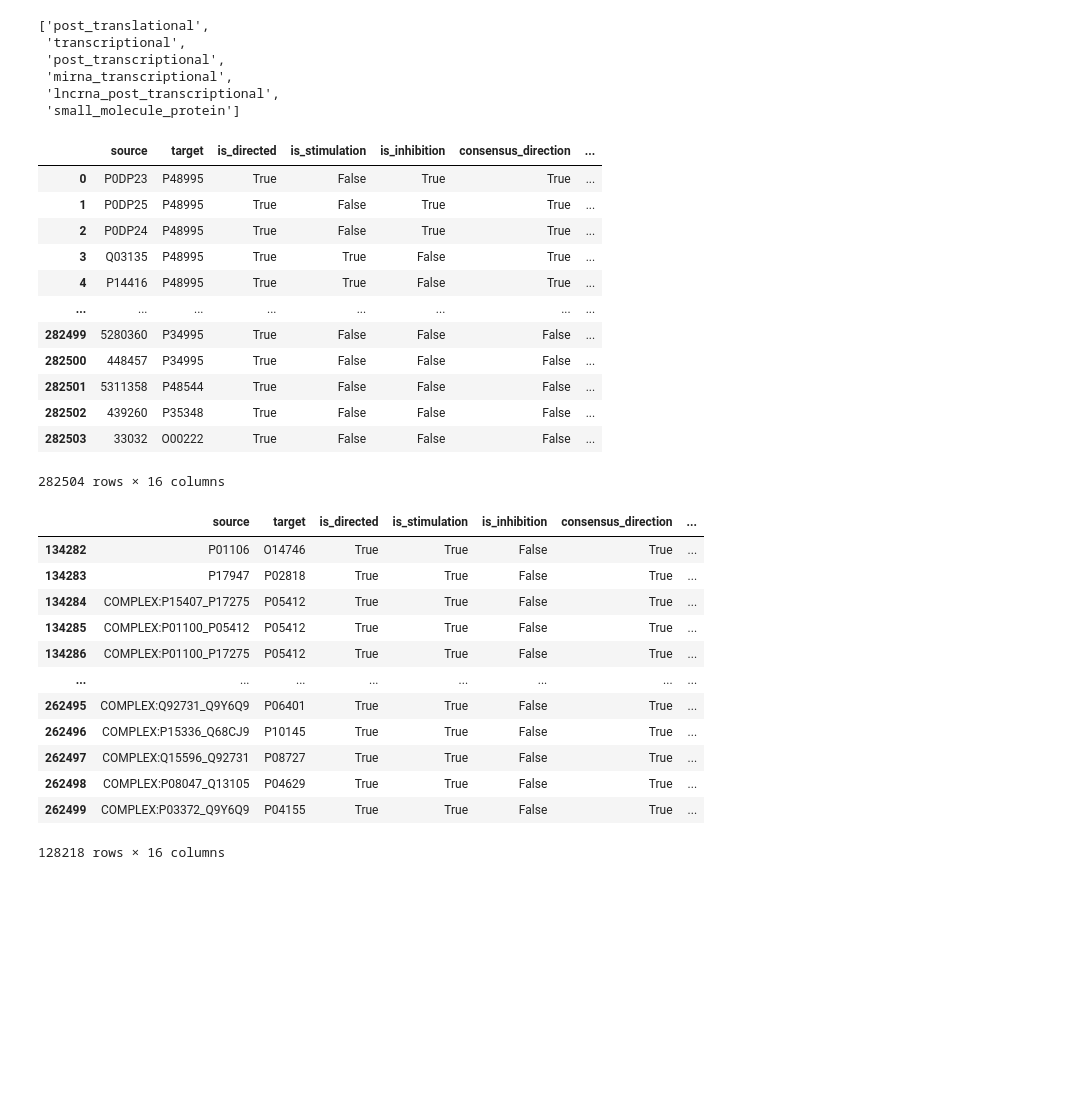
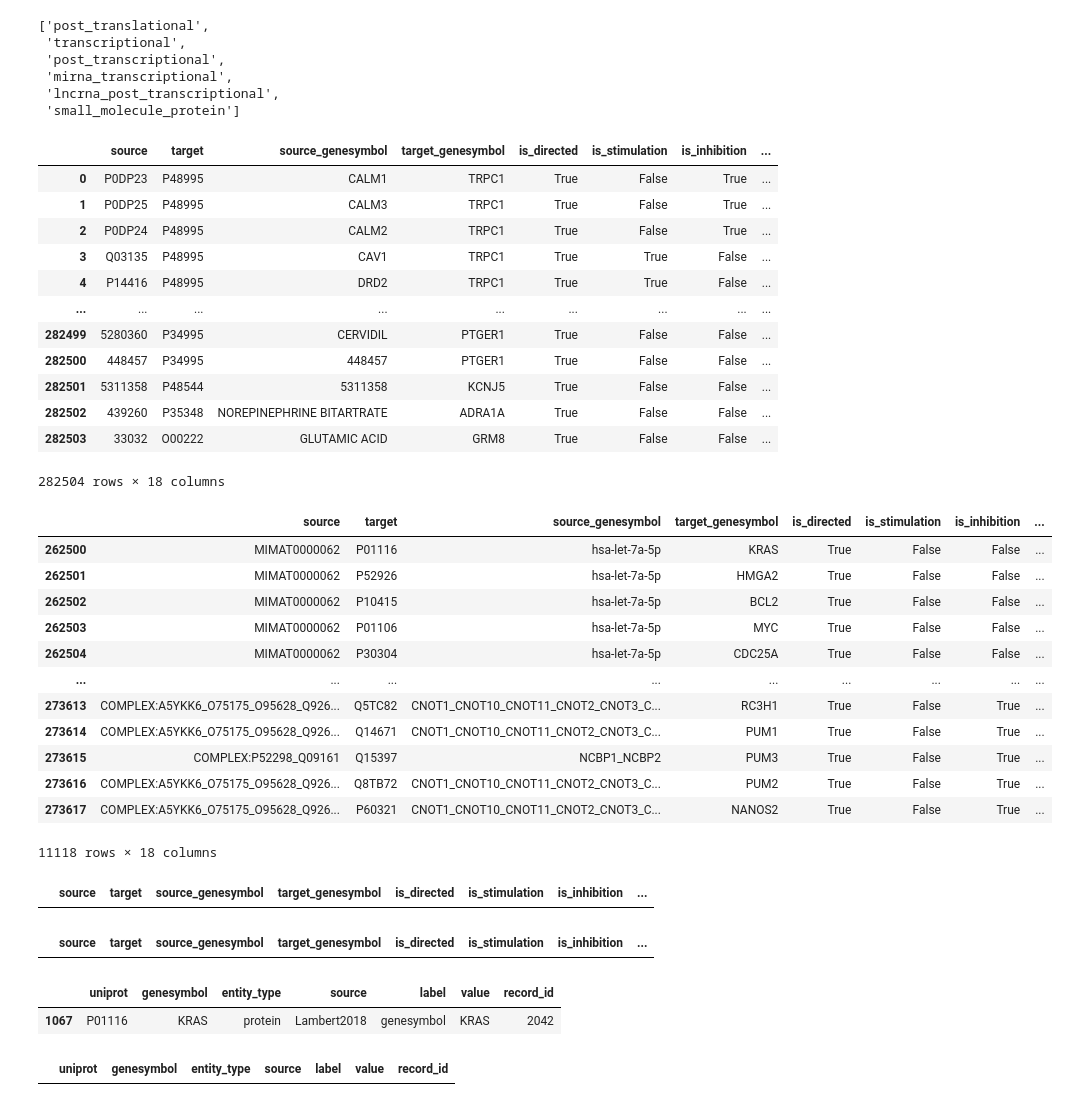
Before and after one commit to mjoppich/PICASO, a Jupyter notebook: scripts/read_omnipath.ipynb, the cells around one changed output. Saved outputs shown, nothing was run; the diff lists cells and outputs as text; code cells hidden in the pictures; blank space fills up the shorter version.

```diff
--- a/scripts/read_omnipath.ipynb
+++ b/scripts/read_omnipath.ipynb
@@ -30,4 +30,5 @@ WARNING:root:Failed to download from `http://no-tls.omnipathdb.org/`.
     raise HTTPError(http_error_msg, response=self)
 requests.exceptions.HTTPError: 500 Server Error: Internal Server Error for url: http://no-tls.omnipathdb.org/queries/intercell?format=json
 # %%
-opd = op.interactions.AllInteractions().get()
+opd = op.interactions.AllInteractions.get(organisms="human", genesymbols=True)
+opd.head()
@@ -77,35 +85,35 @@ list(opd.type.unique())
 # %%
 opd
 # %% [output]
-|  | source | target | is_directed | is_stimulation | is_inhibition | consensus_direction | ... |
-| 0 | P0DP23 | P48995 | True | False | True | True | ... |
-| 1 | P0DP25 | P48995 | True | False | True | True | ... |
-| 2 | P0DP24 | P48995 | True | False | True | True | ... |
-| 3 | Q03135 | P48995 | True | True | False | True | ... |
-| 4 | P14416 | P48995 | True | True | False | True | ... |
-| ... | ... | ... | ... | ... | ... | ... | ... |
-| 282499 | 5280360 | P34995 | True | False | False | False | ... |
-| 282500 | 448457 | P34995 | True | False | False | False | ... |
-| 282501 | 5311358 | P48544 | True | False | False | False | ... |
-| 282502 | 439260 | P35348 | True | False | False | False | ... |
-| 282503 | 33032 | O00222 | True | False | False | False | ... |
+|  | source | target | source_genesymbol | target_genesymbol | is_directed | is_stimulation | is_inhibition | ... |
+| 0 | P0DP23 | P48995 | CALM1 | TRPC1 | True | False | True | ... |
+| 1 | P0DP25 | P48995 | CALM3 | TRPC1 | True | False | True | ... |
+| 2 | P0DP24 | P48995 | CALM2 | TRPC1 | True | False | True | ... |
+| 3 | Q03135 | P48995 | CAV1 | TRPC1 | True | True | False | ... |
+| 4 | P14416 | P48995 | DRD2 | TRPC1 | True | True | False | ... |
+| ... | ... | ... | ... | ... | ... | ... | ... | ... |
+| 282499 | 5280360 | P34995 | CERVIDIL | PTGER1 | True | False | False | ... |
+| 282500 | 448457 | P34995 | 448457 | PTGER1 | True | False | False | ... |
+| 282501 | 5311358 | P48544 | 5311358 | KCNJ5 | True | False | False | ... |
+| 282502 | 439260 | P35348 | NOREPINEPHRINE BITARTRATE | ADRA1A | True | False | False | ... |
+| 282503 | 33032 | O00222 | GLUTAMIC ACID | GRM8 | True | False | False | ... |
-282504 rows × 16 columns
+282504 rows × 18 columns
 # %%
-opd[(opd.type == "transcriptional")]
+opd[(opd.type == "post_transcriptional")]
 # %% [output]
-|  | source | target | is_directed | is_stimulation | is_inhibition | consensus_direction | ... |
-| 134282 | P01106 | O14746 | True | True | False | True | ... |
-| 134283 | P17947 | P02818 | True | True | False | True | ... |
-| 134284 | COMPLEX:P15407_P17275 | P05412 | True | True | False | True | ... |
-| 134285 | COMPLEX:P01100_P05412 | P05412 | True | True | False | True | ... |
-| 134286 | COMPLEX:P01100_P17275 | P05412 | True | True | False | True | ... |
-| ... | ... | ... | ... | ... | ... | ... | ... |
-| 262495 | COMPLEX:Q92731_Q9Y6Q9 | P06401 | True | True | False | True | ... |
-| 262496 | COMPLEX:P15336_Q68CJ9 | P10145 | True | True | False | True | ... |
-| 262497 | COMPLEX:Q15596_Q92731 | P08727 | True | True | False | True | ... |
-| 262498 | COMPLEX:P08047_Q13105 | P04629 | True | True | False | True | ... |
-| 262499 | COMPLEX:P03372_Q9Y6Q9 | P04155 | True | True | False | True | ... |
+|  | source | target | source_genesymbol | target_genesymbol | is_directed | is_stimulation | is_inhibition | ... |
+| 262500 | MIMAT0000062 | P01116 | hsa-let-7a-5p | KRAS | True | False | False | ... |
+| 262501 | MIMAT0000062 | P52926 | hsa-let-7a-5p | HMGA2 | True | False | False | ... |
+| 262502 | MIMAT0000062 | P10415 | hsa-let-7a-5p | BCL2 | True | False | False | ... |
+| 262503 | MIMAT0000062 | P01106 | hsa-let-7a-5p | MYC | True | False | False | ... |
+| 262504 | MIMAT0000062 | P30304 | hsa-let-7a-5p | CDC25A | True | False | False | ... |
+| ... | ... | ... | ... | ... | ... | ... | ... | ... |
+| 273613 | COMPLEX:A5YKK6_O75175_O95628_Q926... | Q5TC82 | CNOT1_CNOT10_CNOT11_CNOT2_CNOT3_C... | RC3H1 | True | False | True | ... |
+| 273614 | COMPLEX:A5YKK6_O75175_O95628_Q926... | Q14671 | CNOT1_CNOT10_CNOT11_CNOT2_CNOT3_C... | PUM1 | True | False | True | ... |
+| 273615 | COMPLEX:P52298_Q09161 | Q15397 | NCBP1_NCBP2 | PUM3 | True | False | True | ... |
+| 273616 | COMPLEX:A5YKK6_O75175_O95628_Q926... | Q8TB72 | CNOT1_CNOT10_CNOT11_CNOT2_CNOT3_C... | PUM2 | True | False | True | ... |
+| 273617 | COMPLEX:A5YKK6_O75175_O95628_Q926... | P60321 | CNOT1_CNOT10_CNOT11_CNOT2_CNOT3_C... | NANOS2 | True | False | True | ... |
-128218 rows × 16 columns
+11118 rows × 18 columns
 # %%
 opd[(opd.is_directed != True)]
 # %%
@@ -185,3 +193,20 @@ for ri, row in opd.iterrows():
 print("Ignored Entries", ignoredCount)
 # %%
 print(kg)
+# %%
+opd[opd.source.str.startswith("ENS")]
+# %% [output]
+|  | source | target | source_genesymbol | target_genesymbol | is_directed | is_stimulation | is_inhibition | ... |
+# %%
+opd[opd.source.str.startswith("NONHSA")]
+# %% [output]
+|  | source | target | source_genesymbol | target_genesymbol | is_directed | is_stimulation | is_inhibition | ... |
+# %%
+krasDF[krasDF.label == "genesymbol"]
+# %% [output]
+|  | uniprot | genesymbol | entity_type | source | label | value | record_id |
+| 1067 | P01116 | KRAS | protein | Lambert2018 | genesymbol | KRAS | 2042 |
+# %%
+op.requests.Annotations().get("MIMAT0000062")
+# %% [output]
+|  | uniprot | genesymbol | entity_type | source | label | value | record_id |
```
Also changed, not shown: parts of 13 cells of this notebook, 7 other files.
